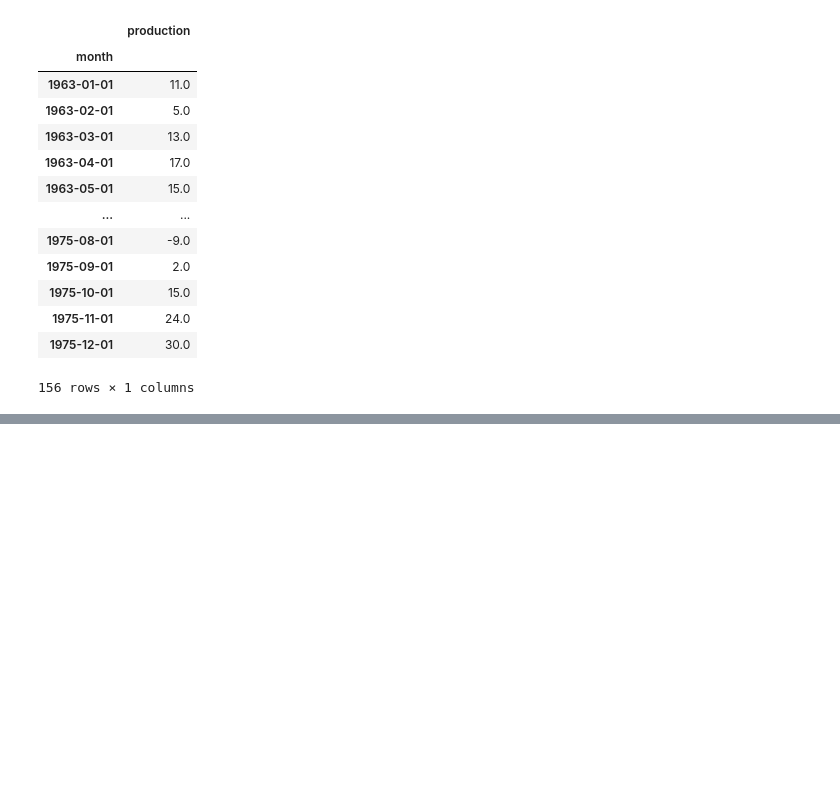
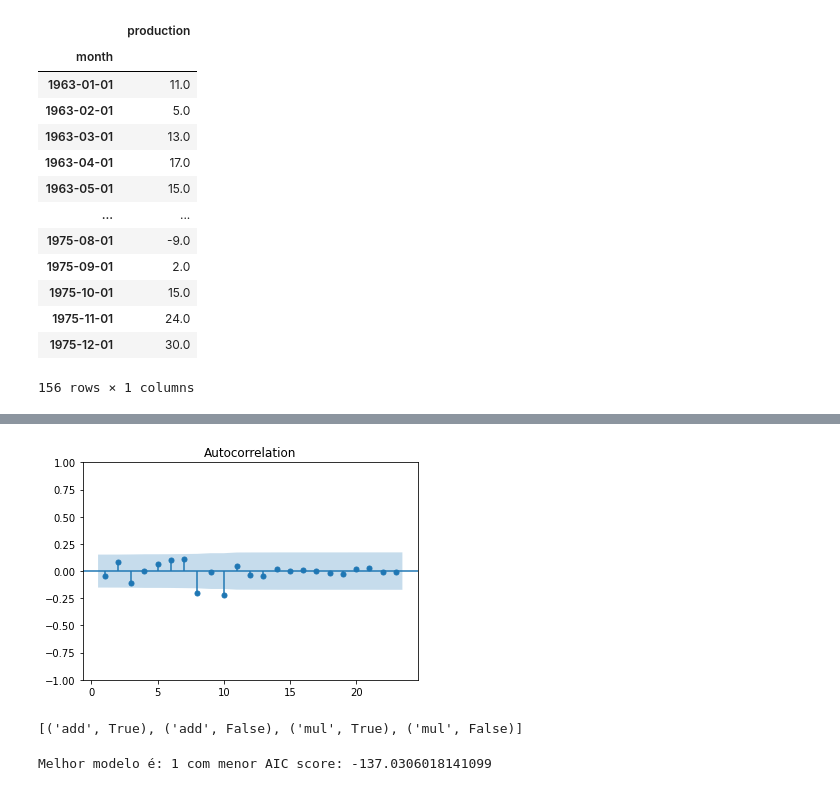
Before and after one commit to rivaldo/Time-Series-Analysis-with-Python-Cookbook-main-cesar, a Jupyter notebook: code/cap11_bidu/cap11.ipynb, the cells around one changed output, grey strips where cells are left out. Drawn from its saved outputs; the diff is of its cells as text; code cells hidden in the pictures; blank space fills up the shorter version.

```diff
--- a/code/cap11_bidu/cap11.ipynb
+++ b/code/cap11_bidu/cap11.ipynb
@@ -13,7 +13,7 @@ from itertools import product;
 from pathlib import Path;
 
 warnings.filterwarnings('ignore');
-plt.rcParams['figure.figsize'] = [12,5]
+plt.rcParams['figure.figsize'] = [18,8]
 # %% [markdown]
 **Importando os datasets**
 # %%
@@ -136,3 +137,10 @@ plot_pacf(milk_diff_12_1, zero=False, ax=ax[1], lags=36);
 plt.show()
 # %% [output]
 [figure]
+# %%
+from statsmodels.tsa.statespace.sarimax import SARIMAX;
+model = SARIMAX(milk, order=(0,1,1), seasonal_order=(0,1,1, 12)).fit(disp=False);
+plot_acf(model.resid[1:], zero=False);
+plt.show()
+# %% [output]
+[figure, added]
@@ -138,0 +149,7 @@ plt.show()
+# %%
+trend = ['add', 'mul'];
+damped = [True, False];
+life_ex_comb = combinator([trend, damped])
+life_ex_comb
+# %% [output]
+[('add', True), ('add', False), ('mul', True), ('mul', False)]
@@ -138,0 +179,4 @@ plt.show()
+# %%
+life_best_model = get_best_model(score, 'AIC');
+# %% [output]
+Melhor modelo é: 1 com menor AIC score: -137.0306018141099
```
Also changed, not shown: parts of 19 cells of this notebook, 2 other files.
